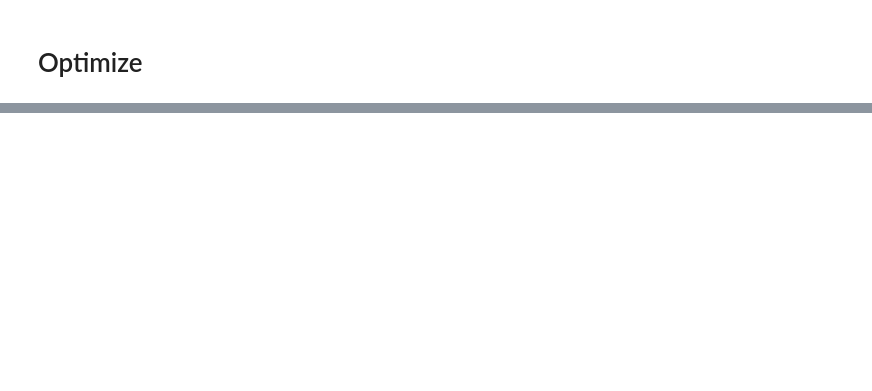
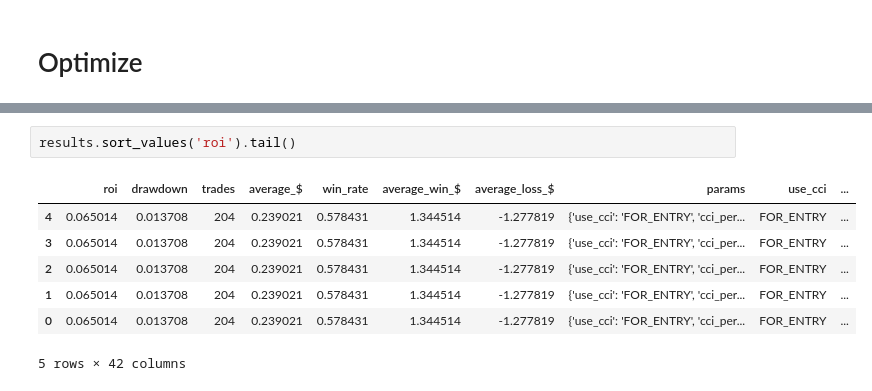
Before and after one commit to jamesfulford/biggest-losers, a Jupyter notebook: src/strat/apples/Apples_Backtest_Detail.ipynb, the cells around one changed output, grey strips where cells are left out. Saved outputs shown, nothing was run; the diff lists cells and outputs as text; blank space fills up the shorter version.

```diff
--- a/src/strat/apples/Apples_Backtest_Detail.ipynb
+++ b/src/strat/apples/Apples_Backtest_Detail.ipynb
@@ -411,0 +464,10 @@ for strategy in list(sorted(backtest_results, key=get_roi, reverse=True))[:10]:
+# %%
+results.sort_values('roi').tail()
+# %% [output]
+|  | roi | drawdown | trades | average_$ | win_rate | average_win_$ | average_loss_$ | params | use_cci | ... |
+| 4 | 0.065014 | 0.013708 | 204 | 0.239021 | 0.578431 | 1.344514 | -1.277819 | {'use_cci': 'FOR_ENTRY', 'cci_per... | FOR_ENTRY | ... |
+| 3 | 0.065014 | 0.013708 | 204 | 0.239021 | 0.578431 | 1.344514 | -1.277819 | {'use_cci': 'FOR_ENTRY', 'cci_per... | FOR_ENTRY | ... |
+| 2 | 0.065014 | 0.013708 | 204 | 0.239021 | 0.578431 | 1.344514 | -1.277819 | {'use_cci': 'FOR_ENTRY', 'cci_per... | FOR_ENTRY | ... |
+| 1 | 0.065014 | 0.013708 | 204 | 0.239021 | 0.578431 | 1.344514 | -1.277819 | {'use_cci': 'FOR_ENTRY', 'cci_per... | FOR_ENTRY | ... |
+| 0 | 0.065014 | 0.013708 | 204 | 0.239021 | 0.578431 | 1.344514 | -1.277819 | {'use_cci': 'FOR_ENTRY', 'cci_per... | FOR_ENTRY | ... |
+5 rows × 42 columns
```
Also changed, not shown: parts of 15 cells of this notebook.
